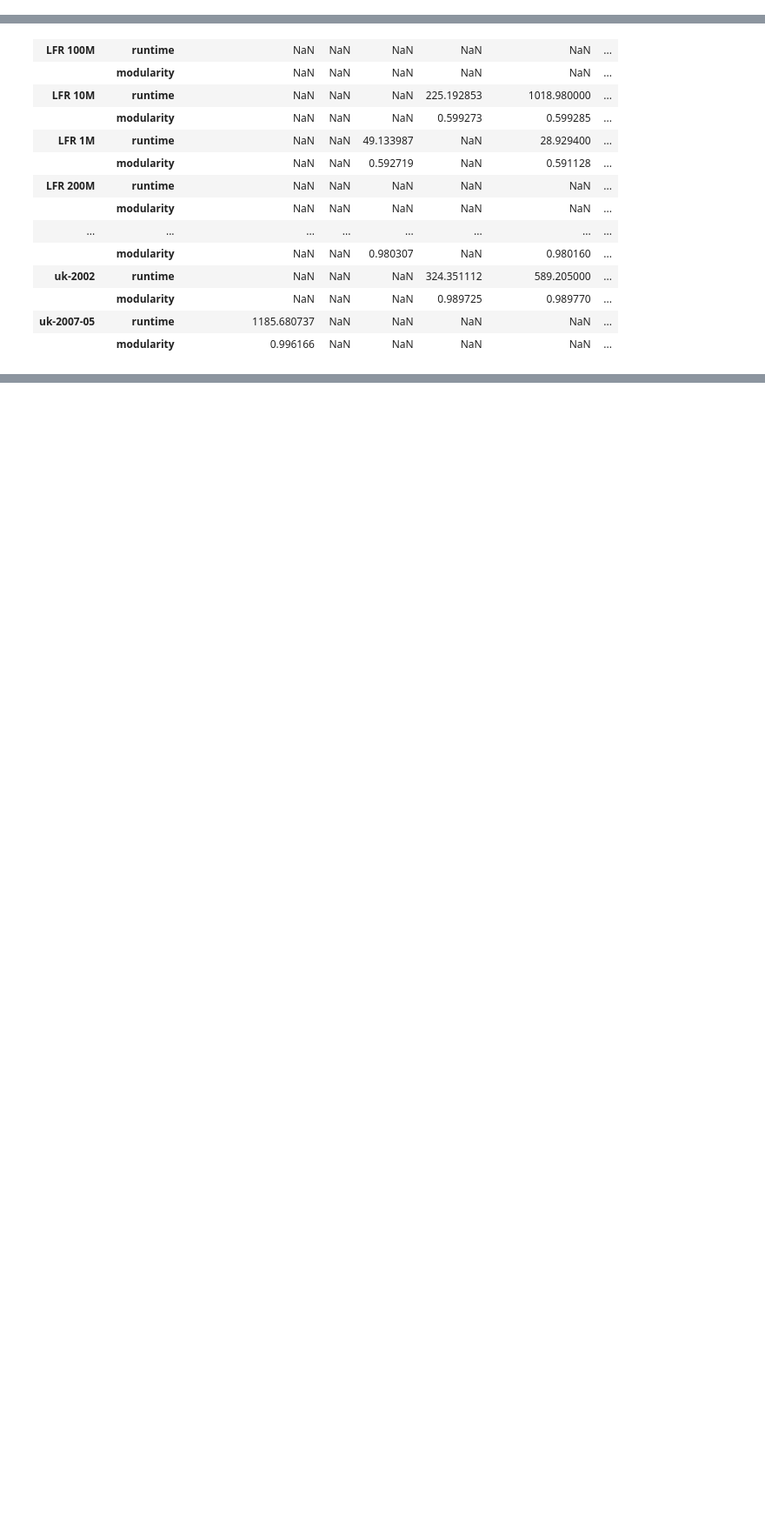
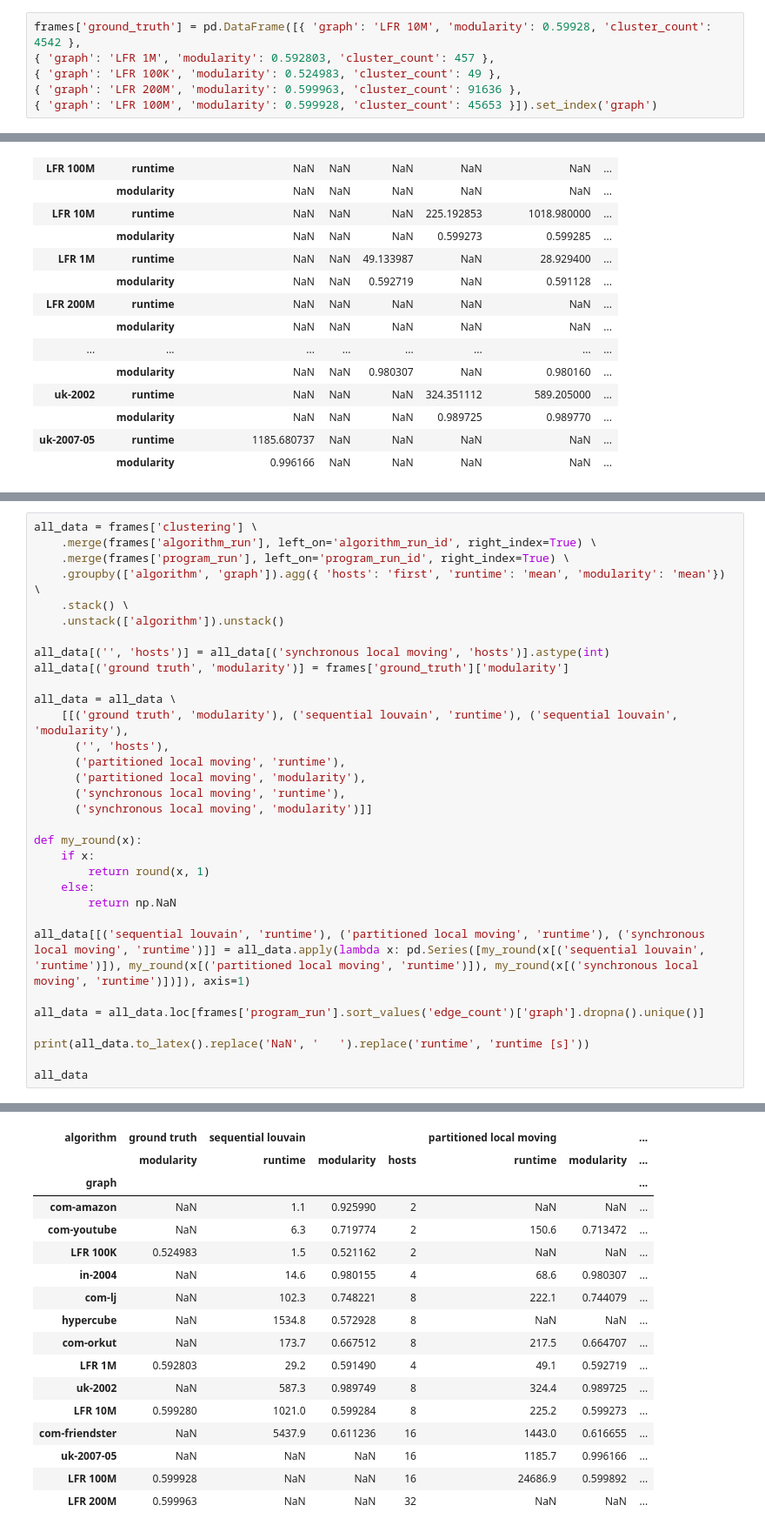
Before and after one commit to kit-algo/distributed_clustering_thrill, a Jupyter notebook: analysis/Cluster all the things.ipynb, the cells around one changed output, grey strips where cells are left out. Shown: that part at 87% size. Cells and saved outputs as stored; diff of their text form; blank space fills up the shorter version.

```diff
--- a/analysis/Cluster all the things.ipynb
+++ b/analysis/Cluster all the things.ipynb
@@ -58,6 +58,12 @@ def calc_worker_label(x):
         return str(int(x['hosts'])) + 'x' + str(int(x['workers_per_host']))
 
 frames['program_run']['worker_label'] = frames['program_run'].apply(calc_worker_label, axis=1)
+# %%
+frames['ground_truth'] = pd.DataFrame([{ 'graph': 'LFR 10M', 'modularity': 0.59928, 'cluster_count': 4542 },
+{ 'graph': 'LFR 1M', 'modularity': 0.592803, 'cluster_count': 457 },
+{ 'graph': 'LFR 100K', 'modularity': 0.524983, 'cluster_count': 49 },
+{ 'graph': 'LFR 200M', 'modularity': 0.599963, 'cluster_count': 91636 },
+{ 'graph': 'LFR 100M', 'modularity': 0.599928, 'cluster_count': 45653 }]).set_index('graph')
 # %%
 frames['clustering'] \
     .merge(frames['algorithm_run'], left_on='algorithm_run_id', right_index=True) \
@@ -112,0 +94,33 @@ frames['clustering'] \
+# %%
+all_data = frames['clustering'] \
+    .merge(frames['algorithm_run'], left_on='algorithm_run_id', right_index=True) \
+    .merge(frames['program_run'], left_on='program_run_id', right_index=True) \
+    .groupby(['algorithm', 'graph']).agg({ 'hosts': 'first', 'runtime': 'mean', 'modularity': 'mean'}) \
+    .stack() \
+    .unstack(['algorithm']).unstack()
+
+all_data[('', 'hosts')] = all_data[('synchronous local moving', 'hosts')].astype(int)
+all_data[('ground truth', 'modularity')] = frames['ground_truth']['modularity']
+
+all_data = all_data \
+    [[('ground truth', 'modularity'), ('sequential louvain', 'runtime'), ('sequential louvain', 'modularity'),
+      ('', 'hosts'),
+      ('partitioned local moving', 'runtime'),
+      ('partitioned local moving', 'modularity'),
+      ('synchronous local moving', 'runtime'),
+      ('synchronous local moving', 'modularity')]]
+
+def my_round(x):
+    if x:
+        return round(x, 1)
+    else:
+        return np.NaN
+
+all_data[[('sequential louvain', 'runtime'), ('partitioned local moving', 'runtime'), ('synchronous local moving', 'runtime')]] = all_data.apply(lambda x: pd.Series([my_round(x[('sequential louvain', 'runtime')]), my_round(x[('partitioned local moving', 'runtime')]), my_round(x[('synchronous local moving', 'runtime')])]), axis=1)
+
+all_data = all_data.loc[frames['program_run'].sort_values('edge_count')['graph'].dropna().unique()]
+
+print(all_data.to_latex().replace('NaN', '   ').replace('runtime', 'runtime [s]'))
+
+all_data
+# %% [output]
@@ -112,0 +144,17 @@ frames['clustering'] \
+| algorithm | ground truth | sequential louvain |  |  | partitioned local moving |  | ... |
+|  | modularity | runtime | modularity | hosts | runtime | modularity | ... |
+| graph |  |  |  |  |  |  | ... |
+| com-amazon | NaN | 1.1 | 0.925990 | 2 | NaN | NaN | ... |
+| com-youtube | NaN | 6.3 | 0.719774 | 2 | 150.6 | 0.713472 | ... |
+| LFR 100K | 0.524983 | 1.5 | 0.521162 | 2 | NaN | NaN | ... |
+| in-2004 | NaN | 14.6 | 0.980155 | 4 | 68.6 | 0.980307 | ... |
+| com-lj | NaN | 102.3 | 0.748221 | 8 | 222.1 | 0.744079 | ... |
+| hypercube | NaN | 1534.8 | 0.572928 | 8 | NaN | NaN | ... |
+| com-orkut | NaN | 173.7 | 0.667512 | 8 | 217.5 | 0.664707 | ... |
+| LFR 1M | 0.592803 | 29.2 | 0.591490 | 4 | 49.1 | 0.592719 | ... |
+| uk-2002 | NaN | 587.3 | 0.989749 | 8 | 324.4 | 0.989725 | ... |
+| LFR 10M | 0.599280 | 1021.0 | 0.599284 | 8 | 225.2 | 0.599273 | ... |
+| com-friendster | NaN | 5437.9 | 0.611236 | 16 | 1443.0 | 0.616655 | ... |
+| uk-2007-05 | NaN | NaN | NaN | 16 | 1185.7 | 0.996166 | ... |
+| LFR 100M | 0.599928 | NaN | NaN | 16 | 24686.9 | 0.599892 | ... |
+| LFR 200M | 0.599963 | NaN | NaN | 32 | NaN | NaN | ... |
```
Also changed, not shown: parts of 2 cells of this notebook, 2 other files.
